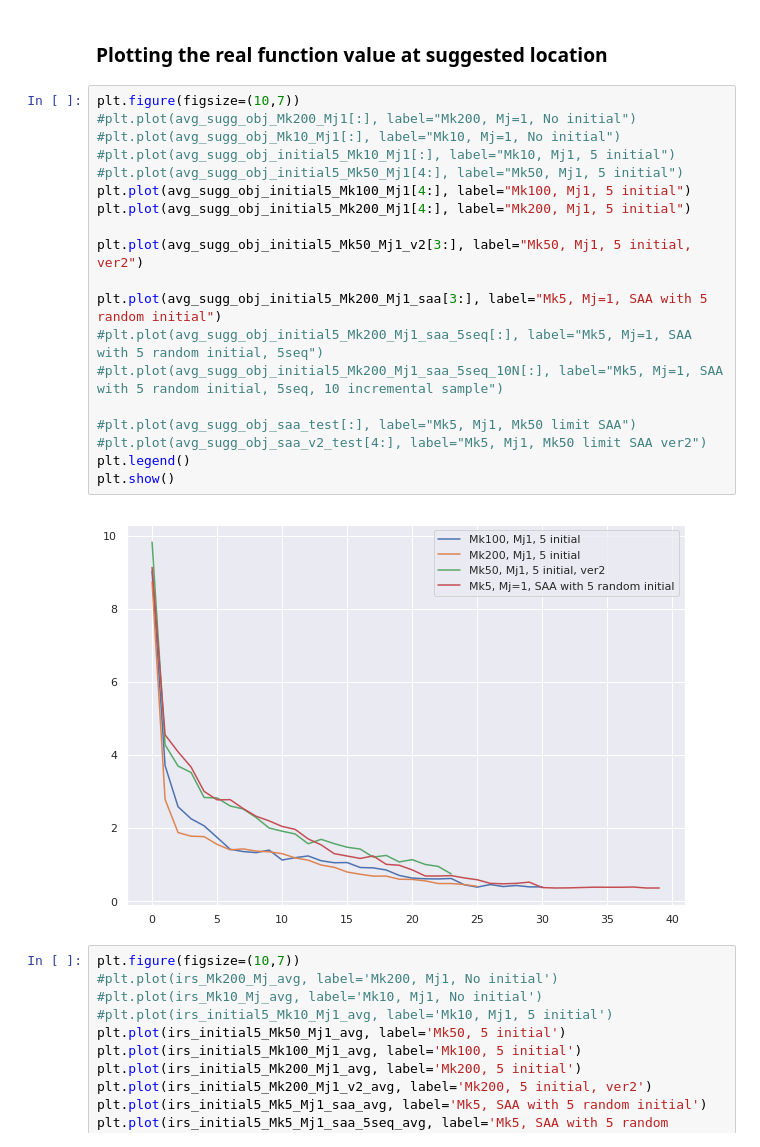
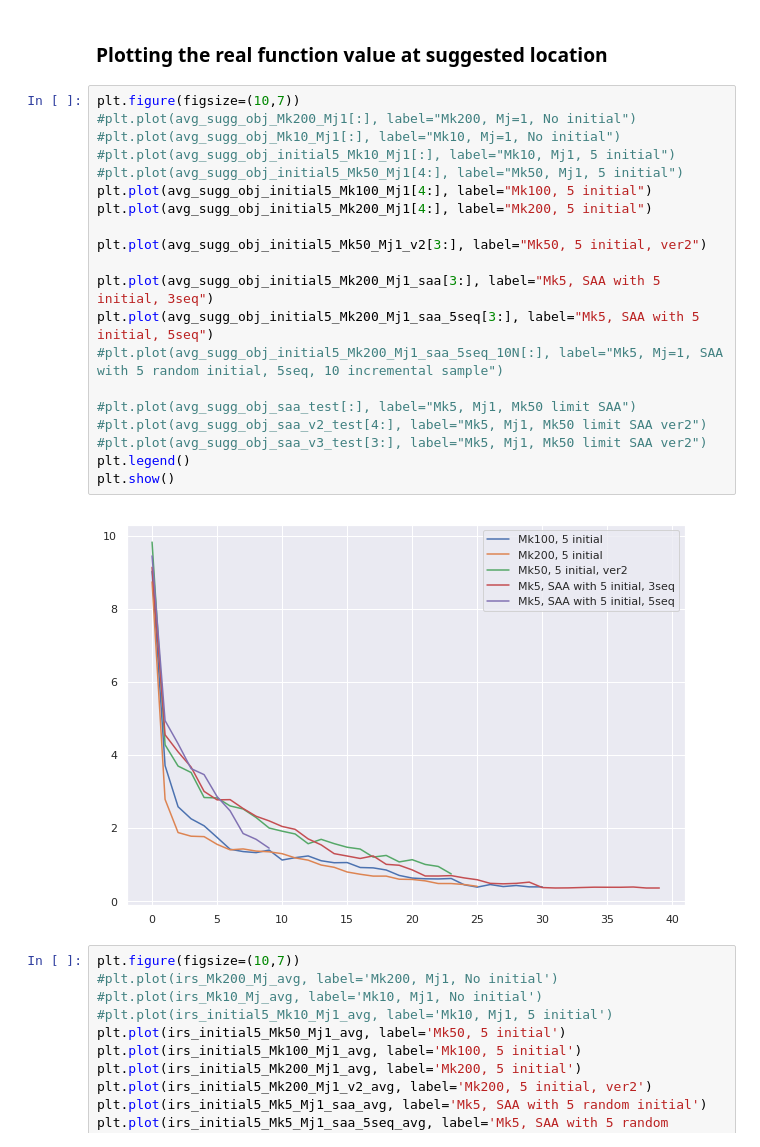
Before and after one commit to kkh8676/opt_functions, a Jupyter notebook: levy_Mk_Mj_SAA.ipynb, the cells around one changed output. Drawn from its saved outputs; the diff is of its cells as text.

```diff
--- a/levy_Mk_Mj_SAA.ipynb
+++ b/levy_Mk_Mj_SAA.ipynb
@@ -305,24 +305,25 @@ irs_saa_test_v3_avg = get_avg_irs(irs_saa_test_v3_exp)
 # %%
 plt.figure(figsize=(10,7))
 #plt.plot(avg_sugg_obj_Mk200_Mj1[:], label="Mk200, Mj=1, No initial")
 #plt.plot(avg_sugg_obj_Mk10_Mj1[:], label="Mk10, Mj=1, No initial")
 #plt.plot(avg_sugg_obj_initial5_Mk10_Mj1[:], label="Mk10, Mj1, 5 initial")
 #plt.plot(avg_sugg_obj_initial5_Mk50_Mj1[4:], label="Mk50, Mj1, 5 initial")
-plt.plot(avg_sugg_obj_initial5_Mk100_Mj1[4:], label="Mk100, Mj1, 5 initial")
-plt.plot(avg_sugg_obj_initial5_Mk200_Mj1[4:], label="Mk200, Mj1, 5 initial")
+plt.plot(avg_sugg_obj_initial5_Mk100_Mj1[4:], label="Mk100, 5 initial")
+plt.plot(avg_sugg_obj_initial5_Mk200_Mj1[4:], label="Mk200, 5 initial")
 
-plt.plot(avg_sugg_obj_initial5_Mk50_Mj1_v2[3:], label="Mk50, Mj1, 5 initial, ver2")
+plt.plot(avg_sugg_obj_initial5_Mk50_Mj1_v2[3:], label="Mk50, 5 initial, ver2")
 
-plt.plot(avg_sugg_obj_initial5_Mk200_Mj1_saa[3:], label="Mk5, Mj=1, SAA with 5 random initial")
-#plt.plot(avg_sugg_obj_initial5_Mk200_Mj1_saa_5seq[:], label="Mk5, Mj=1, SAA with 5 random initial, 5seq")
+plt.plot(avg_sugg_obj_initial5_Mk200_Mj1_saa[3:], label="Mk5, SAA with 5 initial, 3seq")
+plt.plot(avg_sugg_obj_initial5_Mk200_Mj1_saa_5seq[3:], label="Mk5, SAA with 5 initial, 5seq")
 #plt.plot(avg_sugg_obj_initial5_Mk200_Mj1_saa_5seq_10N[:], label="Mk5, Mj=1, SAA with 5 random initial, 5seq, 10 incremental sample")
 
 #plt.plot(avg_sugg_obj_saa_test[:], label="Mk5, Mj1, Mk50 limit SAA")
 #plt.plot(avg_sugg_obj_saa_v2_test[4:], label="Mk5, Mj1, Mk50 limit SAA ver2")
+#plt.plot(avg_sugg_obj_saa_v3_test[3:], label="Mk5, Mj1, Mk50 limit SAA ver2")
 plt.legend()
 plt.show()
 # %% [output]
-[figure, old version]
+[figure, new version]
 # %%
 plt.figure(figsize=(10,7))
 #plt.plot(irs_Mk200_Mj_avg, label='Mk200, Mj1, No initial')
```
Also changed, not shown: parts of 1 cell of this notebook.
